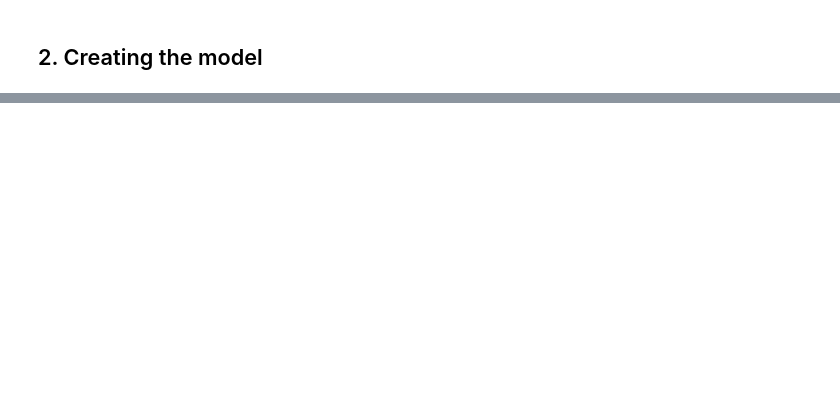
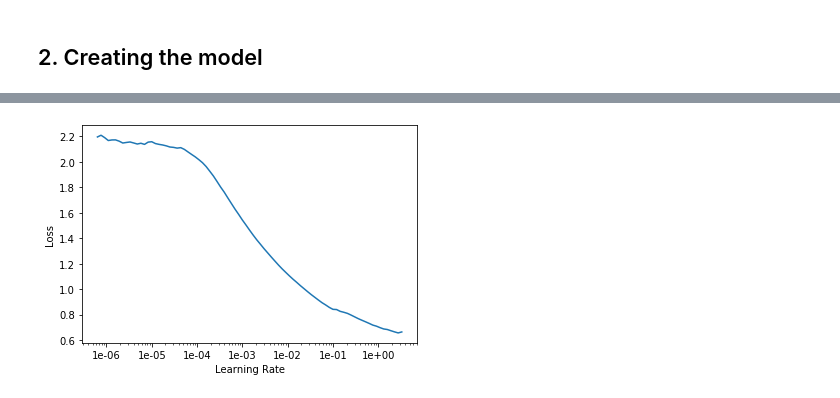
Before and after one commit to thiagodma/Pytorch_exs, a Jupyter notebook: FillNet/fillNet.ipynb, the cells around one changed output, grey strips where cells are left out. Drawn from its saved outputs; the diff is of its cells as text; code cells hidden in the pictures; blank space fills up the shorter version.

```diff
--- a/FillNet/fillNet.ipynb
+++ b/FillNet/fillNet.ipynb
@@ -124,0 +120,3 @@ torch.Size([16, 512, 5, 5])
+# %%
+#Putting a decoder on top of my encoder
+fillNet = DynamicUnet(encoder, 3, img_size=(160,160))
@@ -125 +130,3 @@ torch.Size([16, 512, 5, 5])
+# %%
+data = DataBunch(train_dl,valid_dl)
 # %%
@@ -152,0 +134,2 @@ bla = a(inputs)
+# %%
+learn = Learner(data,fillNet,loss_func=nn.MSELoss(), metrics = [psnr])
@@ -152,0 +148,4 @@ bla = a(inputs)
+# %%
+learn.recorder.plot()
+# %% [output]
+[figure, added]
```
Also changed, not shown: parts of 33 cells of this notebook.
